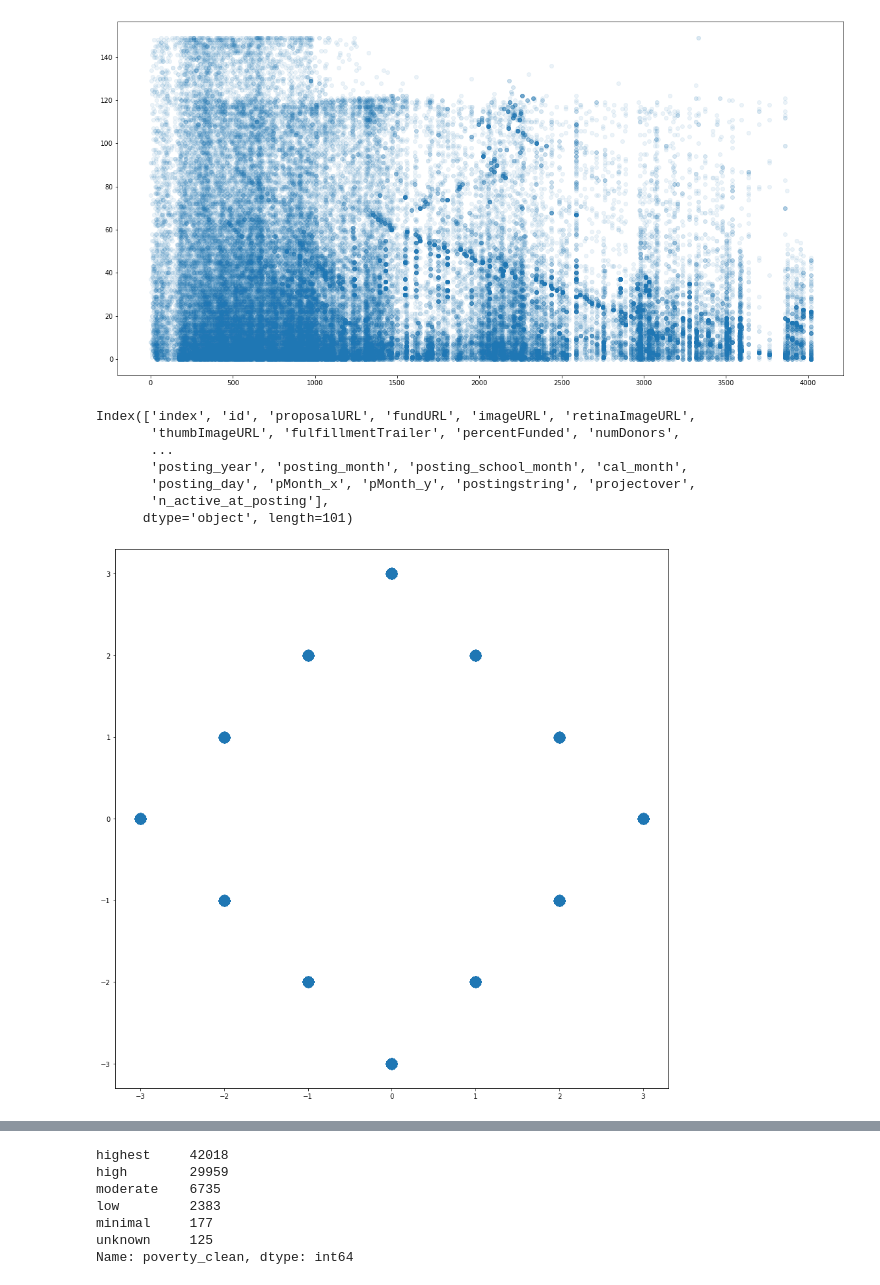
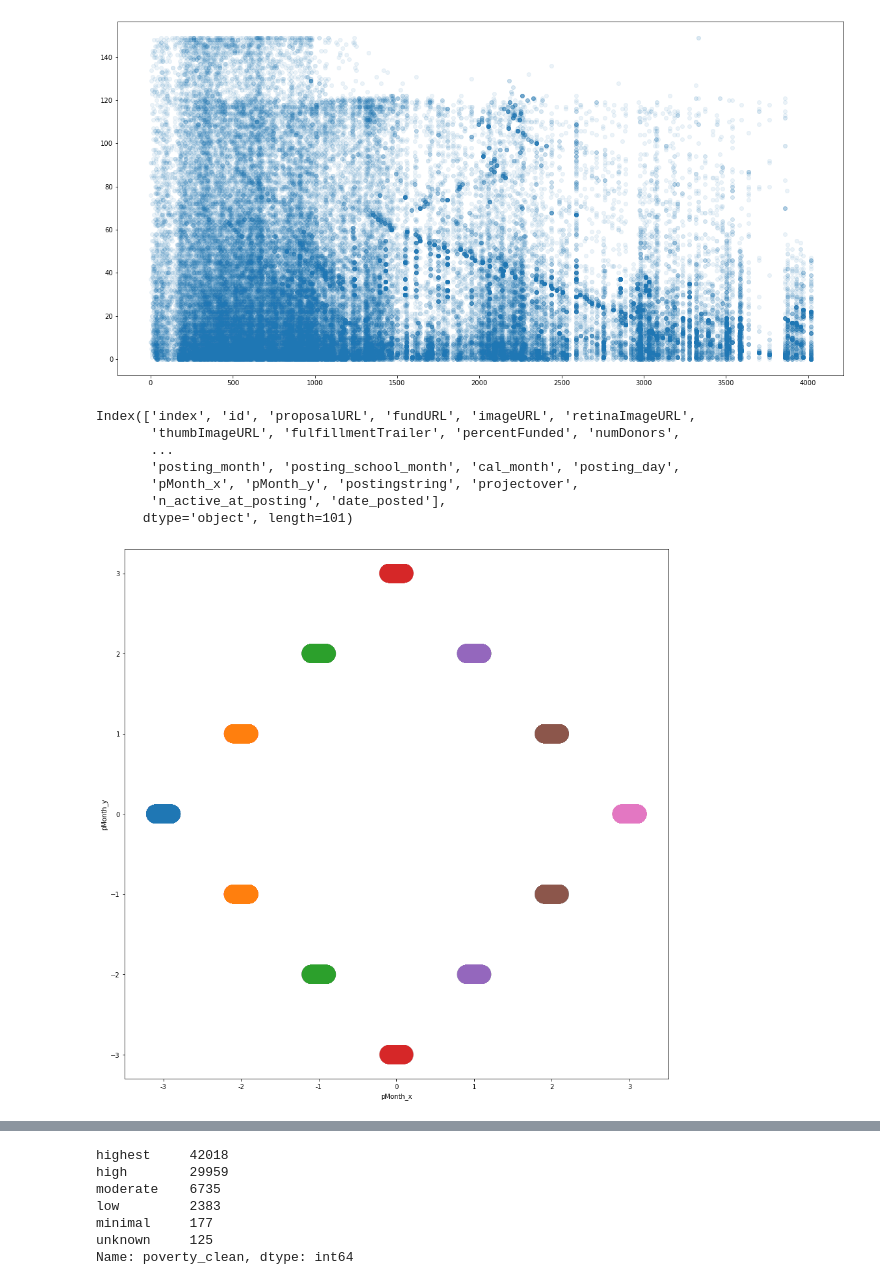
Before and after one commit to russell-ligon/DonorBooster, a Jupyter notebook: testscripts/DonorsChoose_NLP_topicmodels.ipynb, the cells around one changed output, grey strips where cells are left out. Drawn from its saved outputs; the diff is of its cells as text; code cells hidden in the pictures.

```diff
--- a/testscripts/DonorsChoose_NLP_topicmodels.ipynb
+++ b/testscripts/DonorsChoose_NLP_topicmodels.ipynb
@@ -21,6 +21,8 @@ def projectover(posted, completed,expiration):
                 clock = datetime.datetime.strptime(completed,otherformat)
             except:
                 clock = datetime.datetime.strptime('1900-01-01',otherformat)
+
+    clock=clock.date()
     return(clock)
 # %%
 # Core
@@ -175,7 +184,7 @@ for x in good_data['numStudents']:
     r5.append(y)
 
 
-good_data['numStudents']=k5
+good_data['numStudents']=r5
 # %%
 good_data['school_metro'].value_counts()
 # %% [output]
@@ -276,3 +285,9 @@ sorted_df = good_data.sort_values(by=['posting_year','posting_month','posting_da
+# %%
+sorted_df = good_data.sort_values(by=['posting_year','posting_month','posting_day'], ascending=True)
+sorted_df['date_posted']=pd.to_datetime(sorted_df['date_posted'])
+
+#replace date time with date object
+sorted_df['date_posted'] = sorted_df.apply(lambda row: datetime.date(row['date_posted'].year, row['date_posted'].month, row['date_posted'].day),axis=1)
 # %%
 unique_posting_days = sorted_df.postingstring.unique()
 unique_posting_dts = sorted_df.date_posted.unique()
@@ -305,3 +327,8 @@ min      20.730000
 75%      769.780000
 max      85565.670000
 Name: totalPrice, dtype: float64
+# %%
+postedDATE = sorted_df.date_posted
+hold = sorted_df.drop(['date_posted'], axis=1)
+#recombine with date_posted as last column
+sorted_df = pd.concat([hold, postedDATE], axis=1)
@@ -327,12 +387,12 @@ sorted_df.columns
 Index(['index', 'id', 'proposalURL', 'fundURL', 'imageURL', 'retinaImageURL',
        'thumbImageURL', 'fulfillmentTrailer', 'percentFunded', 'numDonors',
        ...
-       'posting_year', 'posting_month', 'posting_school_month', 'cal_month',
-       'posting_day', 'pMonth_x', 'pMonth_y', 'postingstring', 'projectover',
-       'n_active_at_posting'],
+       'posting_month', 'posting_school_month', 'cal_month', 'posting_day',
+       'pMonth_x', 'pMonth_y', 'postingstring', 'projectover',
+       'n_active_at_posting', 'date_posted'],
       dtype='object', length=101)
 # %%
 plt.rcParams["figure.figsize"] = (15,15)
-plt.scatter(sorted_df.pMonth_x,sorted_df.pMonth_y, s=300,alpha=0.0021);
+sns.stripplot(sorted_df.pMonth_x,sorted_df.pMonth_y, s=30,alpha=0.0021,jitter=True);
 # %% [output]
-[figure, old version]
+[figure, new version]
```
Also changed, not shown: parts of 47 cells of this notebook, 1 other file.
